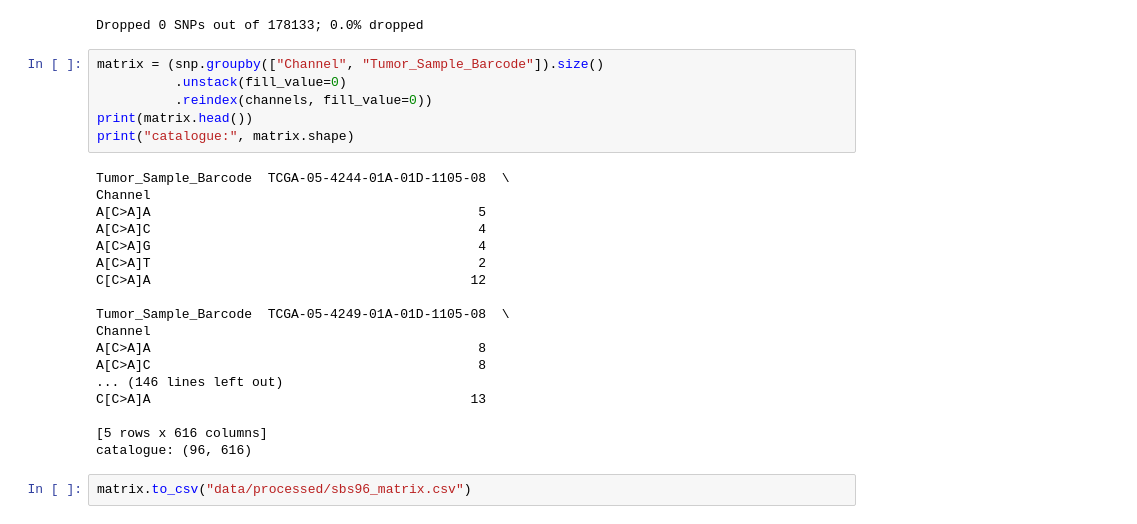
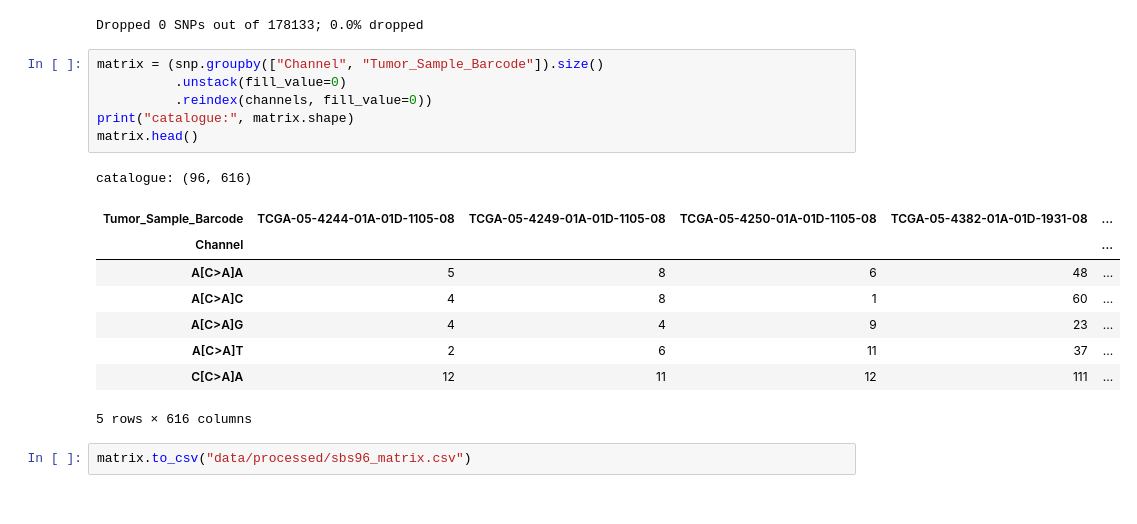
Before and after one commit to rr2526/luad-nmf-signature-extraction, a Jupyter notebook: luad_signatures.ipynb, the cells around one changed output. Saved outputs shown, nothing was run; the diff lists cells and outputs as text.

```diff
--- a/luad_signatures.ipynb
+++ b/luad_signatures.ipynb
@@ -276,27 +275,19 @@ Dropped 0 SNPs out of 178133; 0.0% dropped
 # %%
 matrix = (snp.groupby(["Channel", "Tumor_Sample_Barcode"]).size()
           .unstack(fill_value=0)
           .reindex(channels, fill_value=0))
-print(matrix.head())
 print("catalogue:", matrix.shape)
+matrix.head()
 # %% [output]
-Tumor_Sample_Barcode  TCGA-05-4244-01A-01D-1105-08  \
-Channel
-A[C>A]A                                          5
-A[C>A]C                                          4
-A[C>A]G                                          4
-A[C>A]T                                          2
-C[C>A]A                                         12
-
-Tumor_Sample_Barcode  TCGA-05-4249-01A-01D-1105-08  \
-Channel
-A[C>A]A                                          8
-A[C>A]C                                          8
-... (146 lines left out)
-C[C>A]A                                         13
-
-[5 rows x 616 columns]
 catalogue: (96, 616)
+| Tumor_Sample_Barcode | TCGA-05-4244-01A-01D-1105-08 | TCGA-05-4249-01A-01D-1105-08 | TCGA-05-4250-01A-01D-1105-08 | TCGA-05-4382-01A-01D-1931-08 | ... |
+| Channel |  |  |  |  | ... |
+| A[C>A]A | 5 | 8 | 6 | 48 | ... |
+| A[C>A]C | 4 | 8 | 1 | 60 | ... |
+| A[C>A]G | 4 | 4 | 9 | 23 | ... |
+| A[C>A]T | 2 | 6 | 11 | 37 | ... |
+| C[C>A]A | 12 | 11 | 12 | 111 | ... |
+5 rows × 616 columns
 # %%
 matrix.to_csv("data/processed/sbs96_matrix.csv")
 # %%
```
Also changed, not shown: parts of 8 cells of this notebook.
